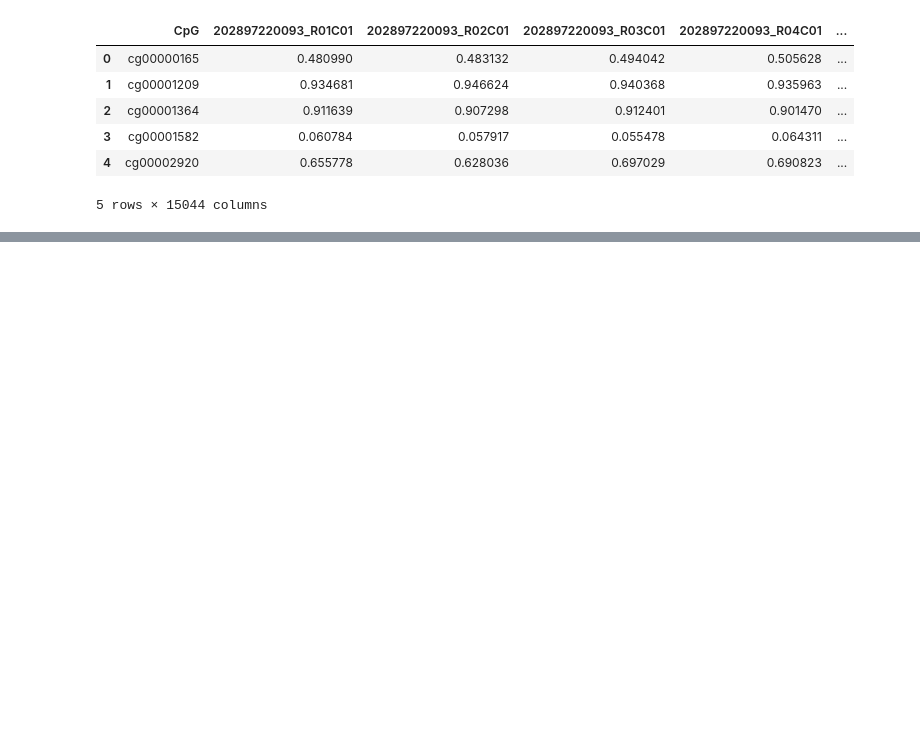
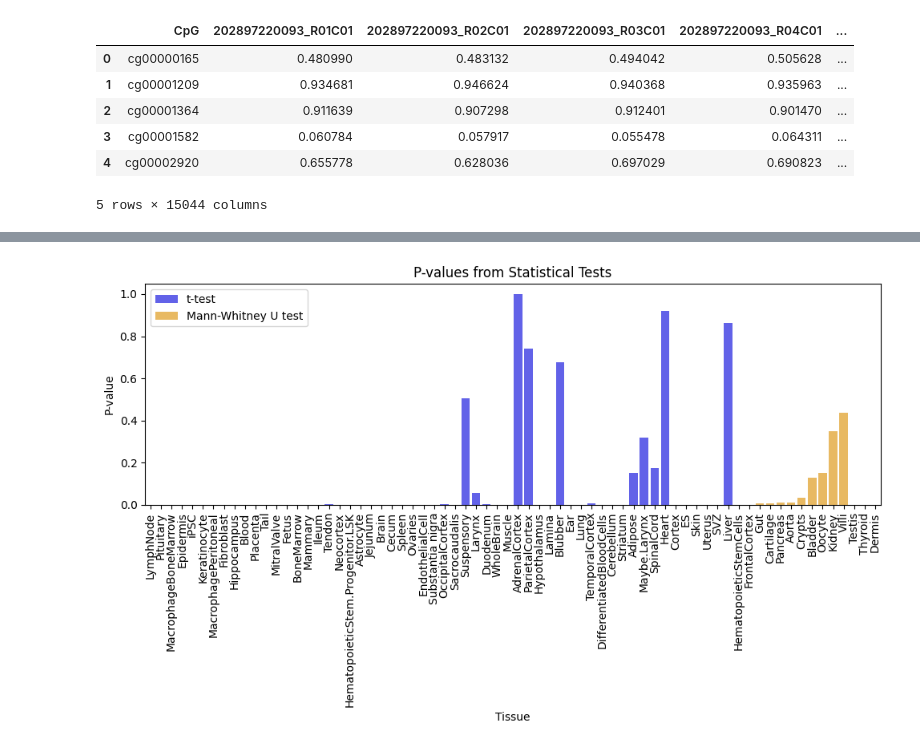
Before and after one commit to AntunesCSR/ChallengingClockUniversality, a Jupyter notebook: Mammal_Methylation_Levels/CpG_averages.ipynb, the cells around one changed output, grey strips where cells are left out. Saved outputs shown, nothing was run; the diff lists cells and outputs as text; code cells hidden in the pictures; blank space fills up the shorter version.

```diff
--- a/Mammal_Methylation_Levels/CpG_averages.ipynb
+++ b/Mammal_Methylation_Levels/CpG_averages.ipynb
@@ -72,0 +484,14 @@ clock_1_top100CpG.head()
+# %%
+# 3. Bar Plot for P-values
+plt.figure(figsize=(10, 6))
+sns.barplot(x='Tissue', y='P-value (t-test)', data=comparison_results_df, color='blue', alpha=0.7, label='t-test')
+sns.barplot(x='Tissue', y='P-value (Mann-Whitney U test)', data=comparison_results_df, color='orange', alpha=0.7, label='Mann-Whitney U test')
+plt.title('P-values from Statistical Tests')
+plt.xlabel('Tissue')
+plt.ylabel('P-value')
+plt.legend()
+plt.xticks(rotation=90)
+plt.tight_layout()
+plt.show()
+# %% [output]
+[figure, added]
```
Also changed, not shown: parts of 47 cells of this notebook, 5 other files.
